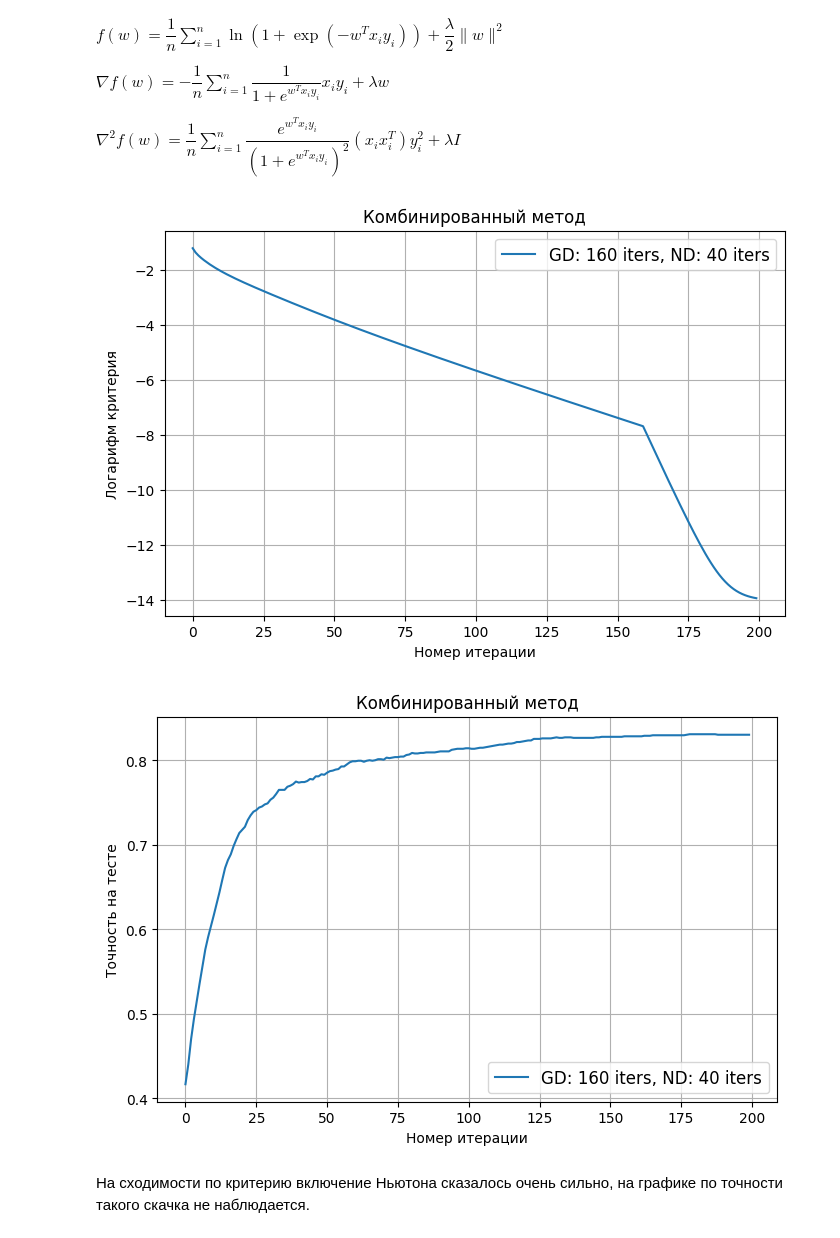
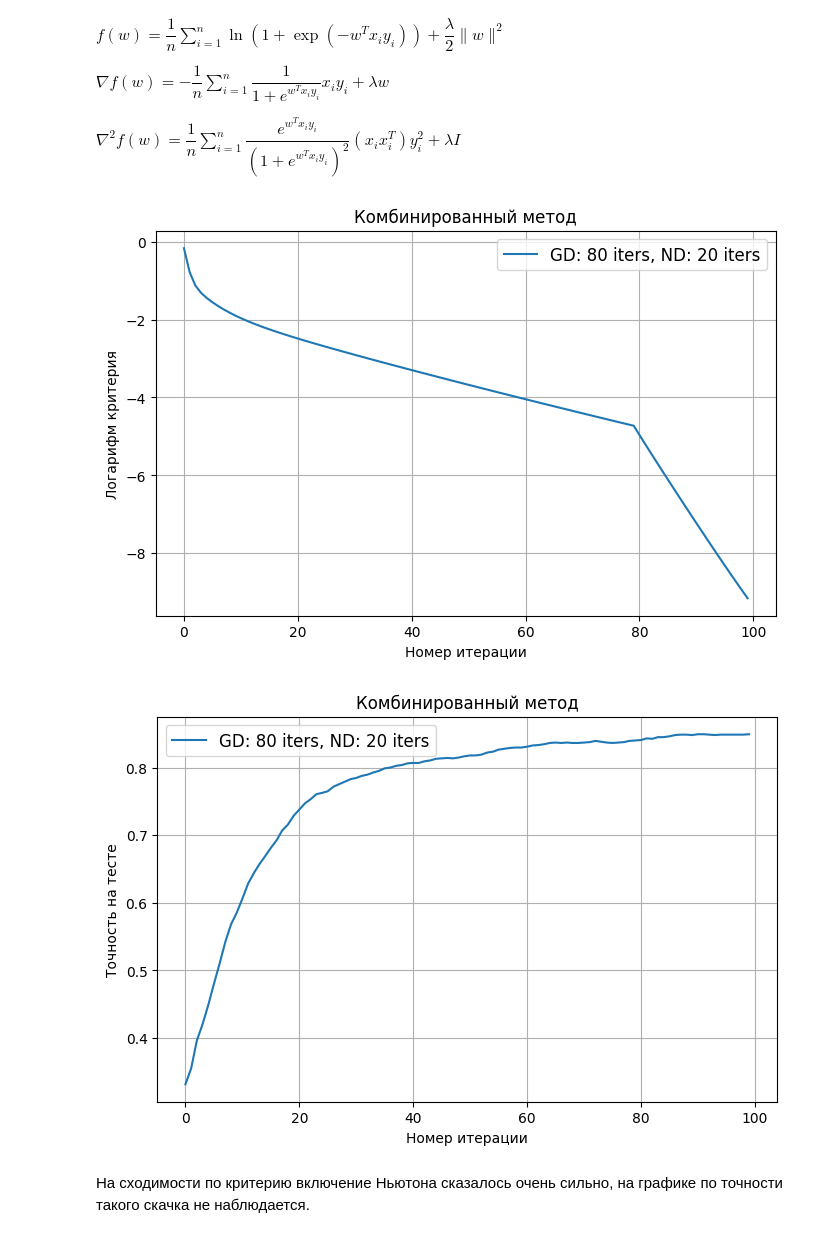
Before and after one commit to featztex/optimization, a Jupyter notebook: hw/Emelyanov_HW_9.ipynb, the cells around one changed output. Drawn from its saved outputs; the diff is of its cells as text; code cells hidden in the pictures.

```diff
--- a/hw/Emelyanov_HW_9.ipynb
+++ b/hw/Emelyanov_HW_9.ipynb
@@ -279,16 +279,16 @@ def GD_help(x0, method, gamma_gd, gamma_met=1, iters=1000, q=0.9, reverse=False)
 
     return acc, errs, x_m
 # %%
-iters = 200
+iters = 100
 acc, errs, _ = GD_help(x0, method=ND, gamma_gd=lambda x, k: 0.3, gamma_met=lambda x, k: 0.1, iters=iters, q=0.8)
 # %%
 risovach(errs=[errs],
-         labels=[r'GD: 160 iters, ND: 40 iters'],
+         labels=[r'GD: 80 iters, ND: 20 iters'],
          title=r'Комбинированный метод',
          accuracy=True, accs=[acc])
 # %% [output]
-[figure, old version]
+[figure, new version]
-[figure, old version]
+[figure, new version]
 # %% [markdown]
 На сходимости по критерию включение Ньютона сказалось очень сильно, на графике по точности такого скачка не наблюдается.
 # %% [markdown]
```
